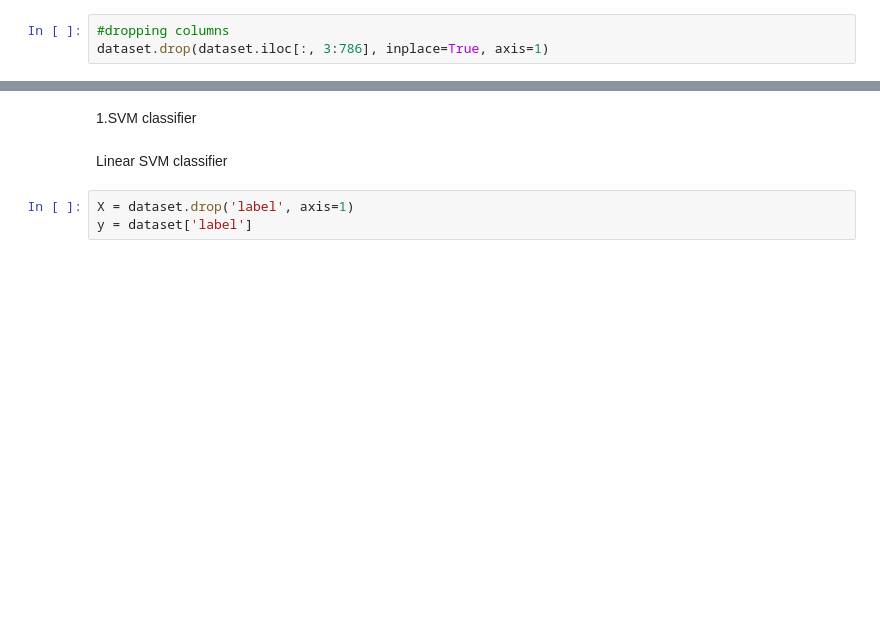
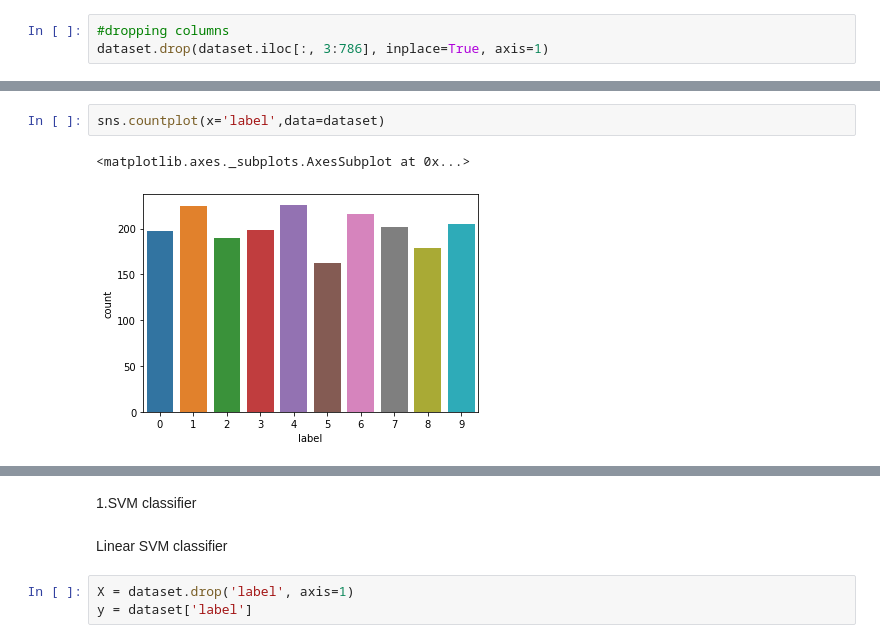
Before and after one commit to MansiSinghP/MACHINE-LEARNING-PROJECTS, a Jupyter notebook: MNIST_dataset.ipynb, the cells around one changed output, grey strips where cells are left out. Cells and saved outputs as stored; diff of their text form; blank space fills up the shorter version.

```diff
--- a/MNIST_dataset.ipynb
+++ b/MNIST_dataset.ipynb
@@ -38,0 +41,5 @@ dataset.head()
+# %%
+sns.countplot(x='label',data=dataset)
+# %% [output]
+<matplotlib.axes._subplots.AxesSubplot at 0x...>
+[figure, added]
```
Also changed, not shown: parts of 16 cells of this notebook.
